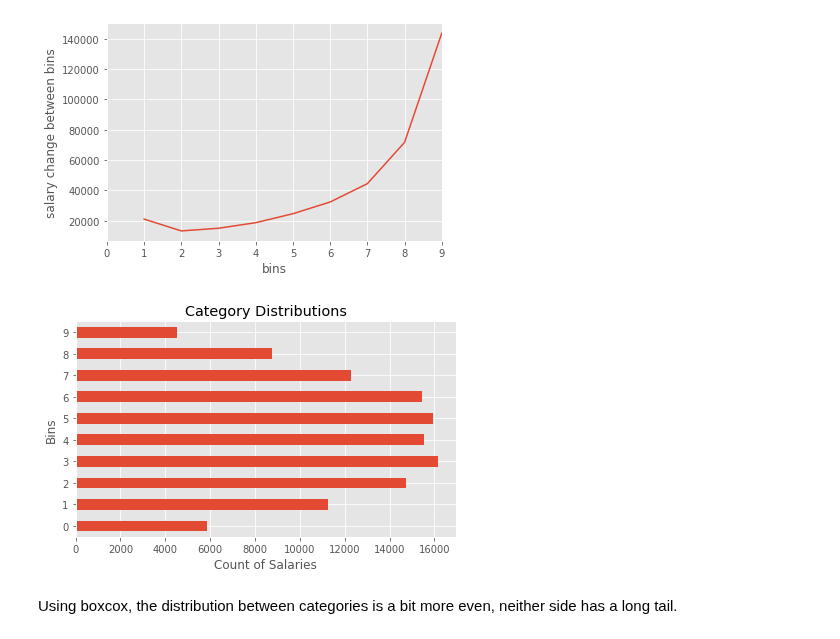
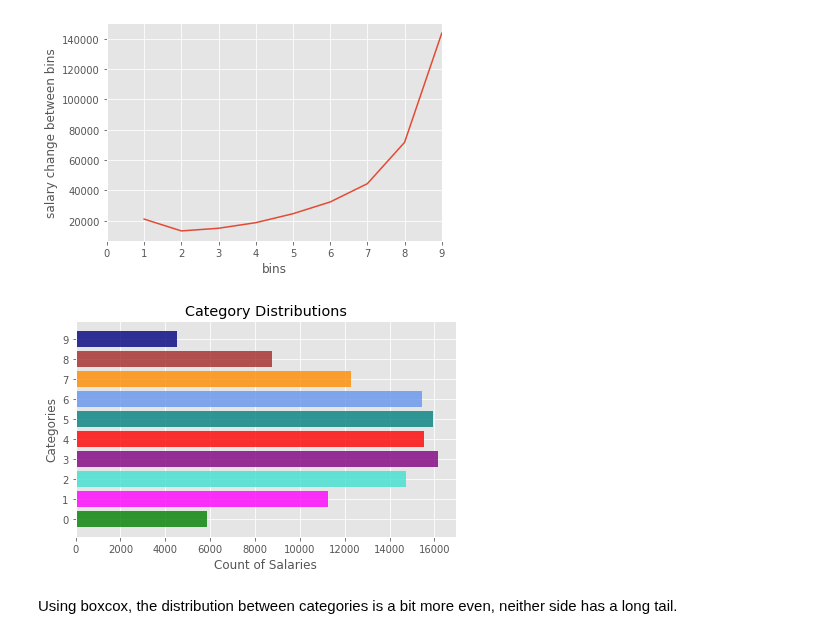
Before and after one commit to mrkjhsn/Not_for_Profit_Compensation_Modeling, a Jupyter notebook: 07.label_category_assignment.ipynb, the cells around one changed output. Drawn from its saved outputs; the diff is of its cells as text; code cells hidden in the pictures.

```diff
--- a/07.label_category_assignment.ipynb
+++ b/07.label_category_assignment.ipynb
@@ -466,18 +463,37 @@ plt.ylabel('salary change between bins');
 # %% [output]
 [figure]
 # %%
-# examine the distribution
-# based on the number of people who fall into each bin
-pd.cut(pd.Series(stats.boxcox(df.reportable_comp)[0]),
+fig, ax = plt.subplots(figsize=(6, 4))
+from itertools import cycle
+
+colors = ['navy',
+        'brown',
+        'darkorange',
+        'cornflowerblue',
+        'teal',
+        'red',
+       'purple',
+       'turquoise',
+       'magenta',
+       'green']
+
+for i, cat, color in zip([x for x in range(0, 10)],
+                      pd.cut(pd.Series(stats.boxcox(df.reportable_comp)[0]),
         bins=breaks_box_cox,
-        include_lowest=True).cat.codes.value_counts().sort_index().plot(kind='barh')
+        include_lowest=True).cat.codes.value_counts().sort_index().values,
+                      list(reversed(colors))):
+    plt.barh(width=cat, y=i, color=color, alpha=.8)
+
 plt.xlabel('Count of Salaries')
-plt.ylabel('Bins')
+plt.yticks([x for x in range(0, 10)])
+
+plt.ylabel('Categories')
 plt.title('Category Distributions')
 plt.tight_layout()
+
 plt.savefig('03.visualizations/category_breaks_dist.png');
 # %% [output]
-[figure, old version]
+[figure, new version]
 # %% [markdown]
 Using boxcox, the distribution between categories is a bit more even, neither side has a long tail.
 # %%
```
Also changed, not shown: parts of 7 cells of this notebook.
